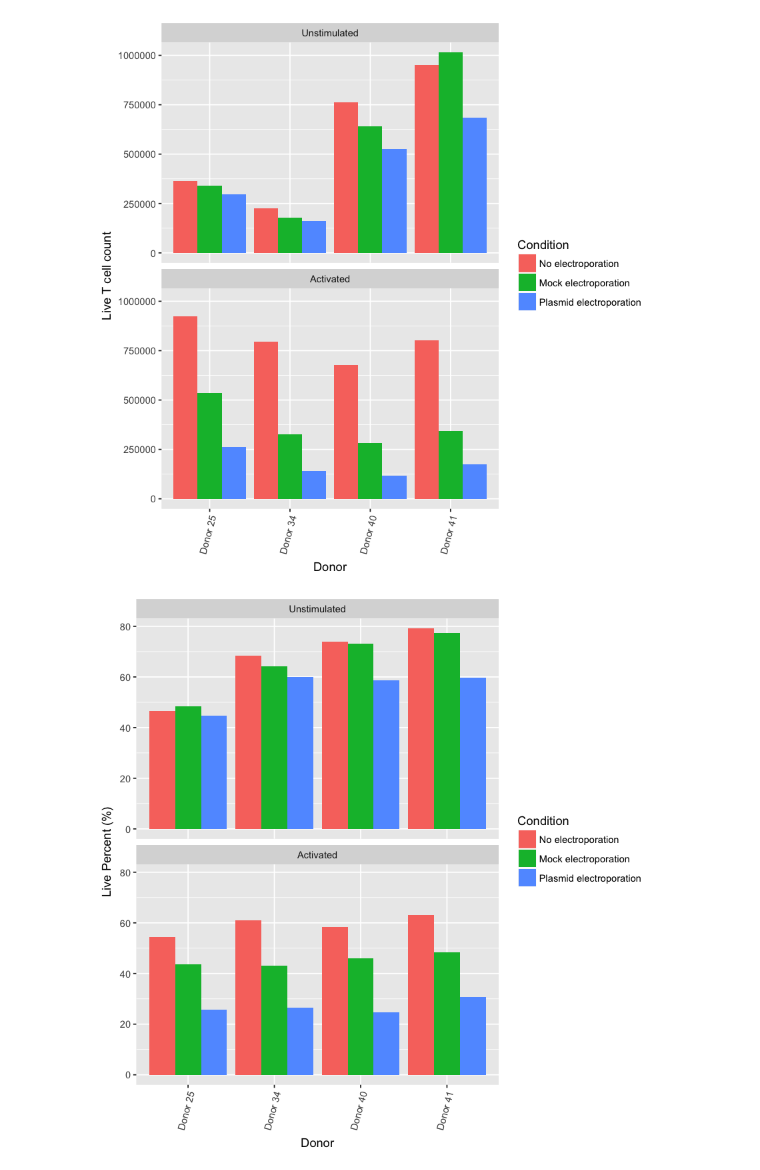
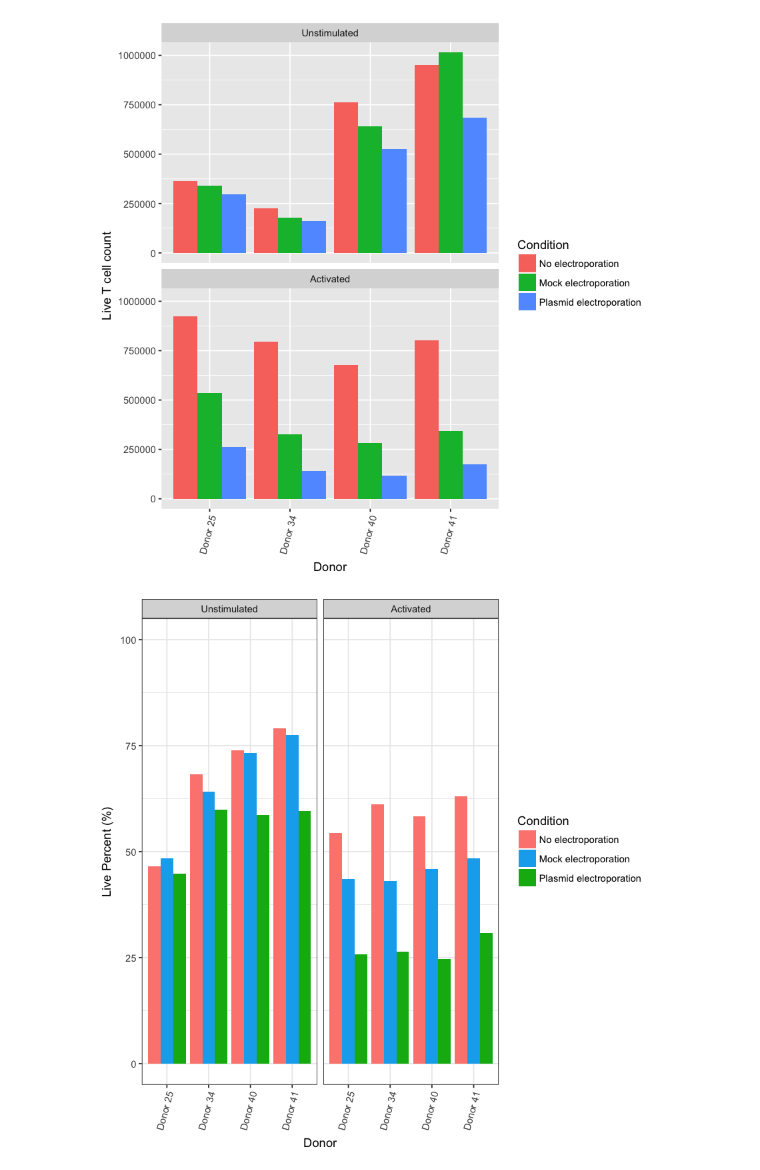
Before and after one commit to hammerlab/t-cell-electroporation, a Jupyter notebook: notebooks/figure-7/Explore the effect of electroporation on pan T-cell populations.ipynb, the cells around one changed output. Cells and saved outputs as stored; diff of their text form; code cells hidden in the pictures.

Commit message:
figure 7: update plasmid viability graph

```diff
--- a/notebooks/figure-7/Explore the effect of electroporation on pan T-cell populations.ipynb
+++ b/notebooks/figure-7/Explore the effect of electroporation on pan T-cell populations.ipynb
@@ -208,15 +208,21 @@ flow_data %>%
 # %% [output]
 [figure]
 # %%
+colors <- c("#FC877F", "#0EADEE", "#04B412")
+
+
 flow_data %>%
     filter(`Donor` != 'Donor 35') %>%
     mutate(
         `Live Percent (%)`=(`Live | Freq. of Parent`/100.0)*(`Live/CD3+ | Freq. of Parent`)
     ) %>%
     ggplot(aes(x=`Donor`, y=`Live Percent (%)`, fill=`Condition`)) +
         geom_col(position="dodge") +
-        facet_wrap(~`Cell state`, ncol=1) +
+        facet_wrap(~`Cell state`, ncol=2) +
+        theme_bw() +
         theme(axis.text.x=element_text(angle=75, hjust=1)) +
-        ylab('Live Percent (%)')
+        scale_fill_manual(values=colors) +
+        ylab('Live Percent (%)') +
+        ylim(0, 100)
 # %% [output]
-[figure, old version]
+[figure, new version]
```
Also changed, not shown: parts of 2 cells of this notebook.
